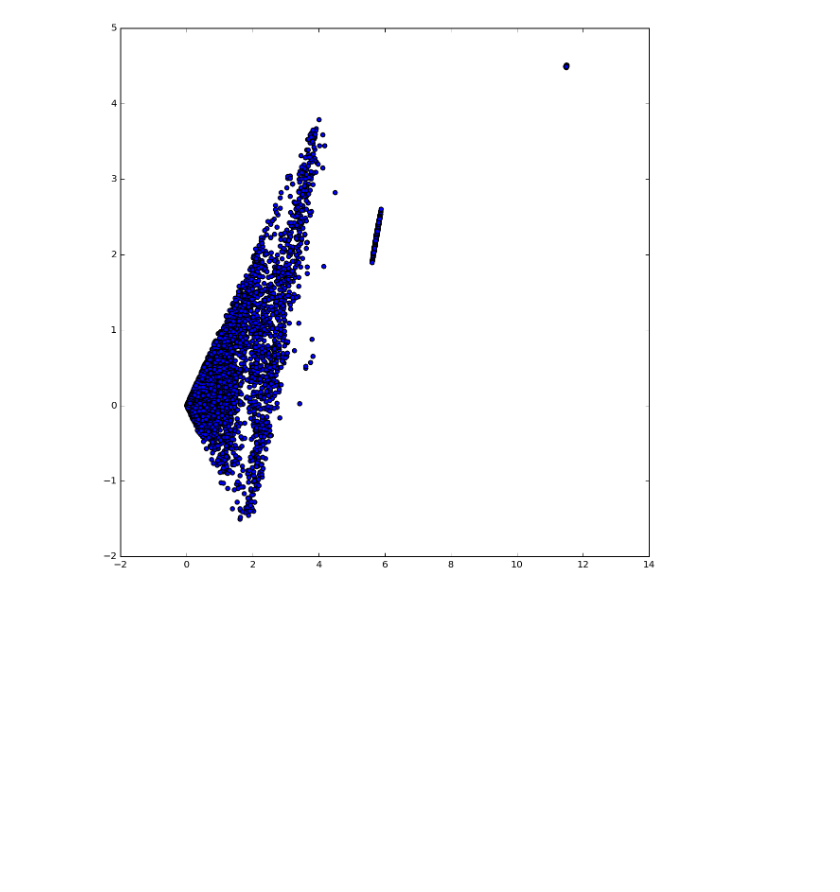
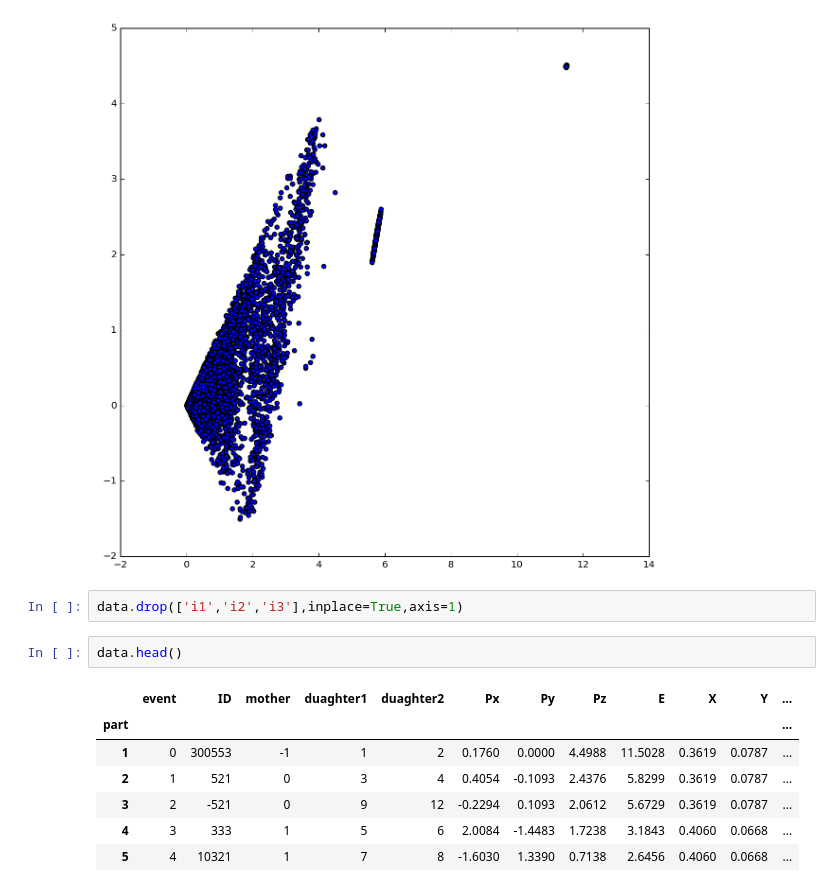
Before and after one commit to Biswa37/Homework, a Jupyter notebook: PHYS723/project/intro/Read Data.ipynb, the cells around one changed output. Drawn from its saved outputs; the diff is of its cells as text; blank space fills up the shorter version.

```diff
--- a/PHYS723/project/intro/Read Data.ipynb
+++ b/PHYS723/project/intro/Read Data.ipynb
@@ -56,3 +58,15 @@ ax = plt.scatter(kinematics['E'],kinematics['Pz'])
 #mpld3.display(fig)
 # %% [output]
 [figure]
+# %%
+data.drop(['i1','i2','i3'],inplace=True,axis=1)
+# %%
+data.head()
+# %% [output]
+|  | event | ID | mother | duaghter1 | duaghter2 | Px | Py | Pz | E | X | Y | ... |
+| part |  |  |  |  |  |  |  |  |  |  |  | ... |
+| 1 | 0 | 300553 | -1 | 1 | 2 | 0.1760 | 0.0000 | 4.4988 | 11.5028 | 0.3619 | 0.0787 | ... |
+| 2 | 1 | 521 | 0 | 3 | 4 | 0.4054 | -0.1093 | 2.4376 | 5.8299 | 0.3619 | 0.0787 | ... |
+| 3 | 2 | -521 | 0 | 9 | 12 | -0.2294 | 0.1093 | 2.0612 | 5.6729 | 0.3619 | 0.0787 | ... |
+| 4 | 3 | 333 | 1 | 5 | 6 | 2.0084 | -1.4483 | 1.7238 | 3.1843 | 0.4060 | 0.0668 | ... |
+| 5 | 4 | 10321 | 1 | 7 | 8 | -1.6030 | 1.3390 | 0.7138 | 2.6456 | 0.4060 | 0.0668 | ... |
```
Also changed, not shown: parts of 10 cells of this notebook, 3 other files.
